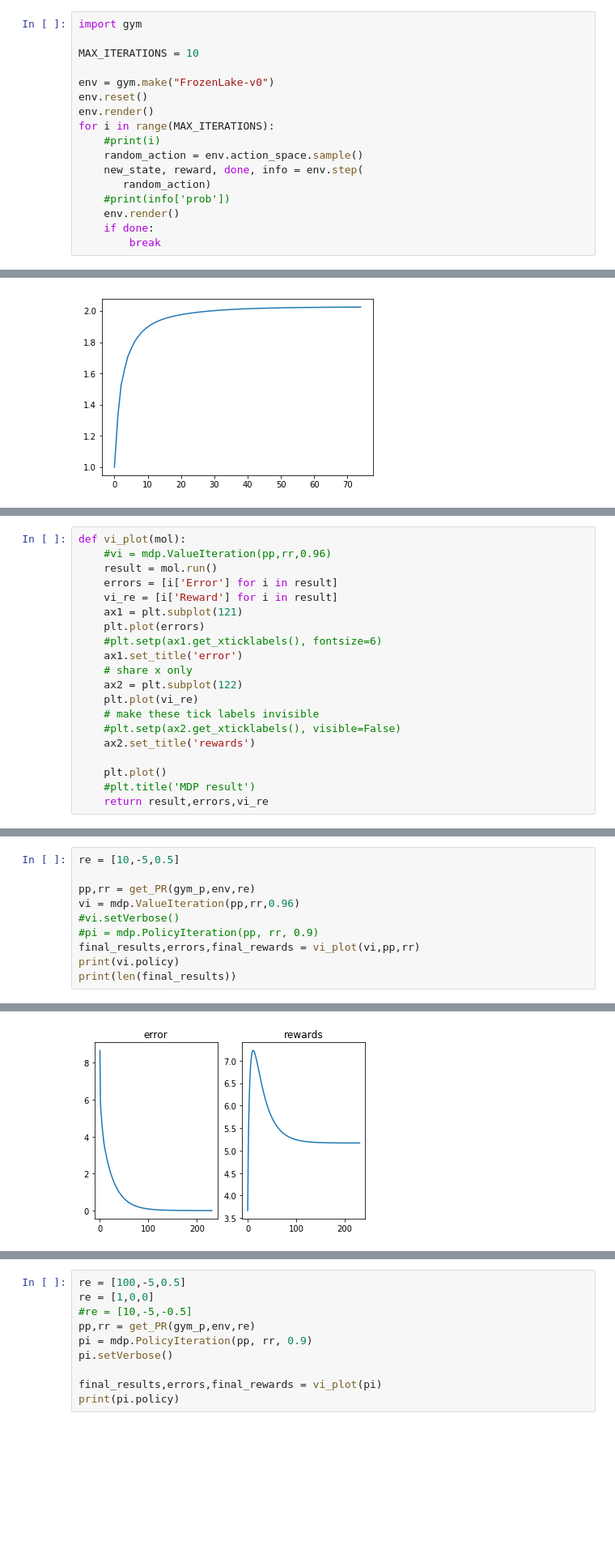
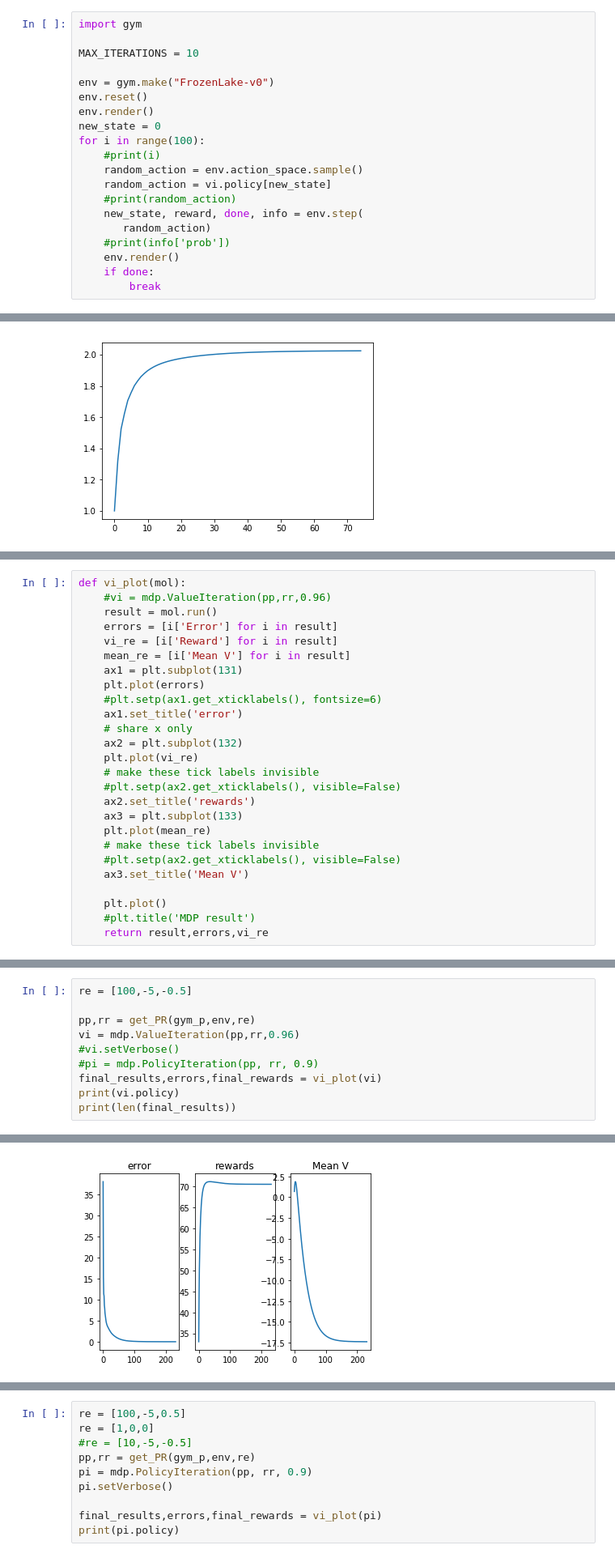
Before and after one commit to neojohny/ml_7641, a Jupyter notebook: homework4/frozen_lake.ipynb, the cells around one changed output, grey strips where cells are left out. Shown at 81% size. Saved outputs shown, nothing was run; the diff lists cells and outputs as text; blank space fills up the shorter version.

```diff
--- a/homework4/frozen_lake.ipynb
+++ b/homework4/frozen_lake.ipynb
@@ -59,9 +63,12 @@ MAX_ITERATIONS = 10
 env = gym.make("FrozenLake-v0")
 env.reset()
 env.render()
-for i in range(MAX_ITERATIONS):
+new_state = 0
+for i in range(100):
     #print(i)
     random_action = env.action_space.sample()
+    random_action = vi.policy[new_state]
+    #print(random_action)
     new_state, reward, done, info = env.step(
        random_action)
     #print(info['prob'])
@@ -513,16 +531,22 @@ def vi_plot(mol):
     result = mol.run()
     errors = [i['Error'] for i in result]
     vi_re = [i['Reward'] for i in result]
-    ax1 = plt.subplot(121)
+    mean_re = [i['Mean V'] for i in result]
+    ax1 = plt.subplot(131)
     plt.plot(errors)
     #plt.setp(ax1.get_xticklabels(), fontsize=6)
     ax1.set_title('error')
     # share x only
-    ax2 = plt.subplot(122)
+    ax2 = plt.subplot(132)
     plt.plot(vi_re)
     # make these tick labels invisible
     #plt.setp(ax2.get_xticklabels(), visible=False)
     ax2.set_title('rewards')
+    ax3 = plt.subplot(133)
+    plt.plot(mean_re)
+    # make these tick labels invisible
+    #plt.setp(ax2.get_xticklabels(), visible=False)
+    ax3.set_title('Mean V')
 
     plt.plot()
     #plt.title('MDP result')
@@ -541,11 +580,11 @@ print(len(final_results))
 # %%
-re = [10,-5,0.5]
+re = [100,-5,-0.5]
 
 pp,rr = get_PR(gym_p,env,re)
 vi = mdp.ValueIteration(pp,rr,0.96)
 #vi.setVerbose()
 #pi = mdp.PolicyIteration(pp, rr, 0.9)
-final_results,errors,final_rewards = vi_plot(vi,pp,rr)
+final_results,errors,final_rewards = vi_plot(vi)
 print(vi.policy)
 print(len(final_results))
 # %% [output]
@@ -553,2 +592,2 @@ print(len(final_results))
 232
-[figure, old version]
+[figure, new version]
```
Also changed, not shown: parts of 14 cells of this notebook, 2 other files.
